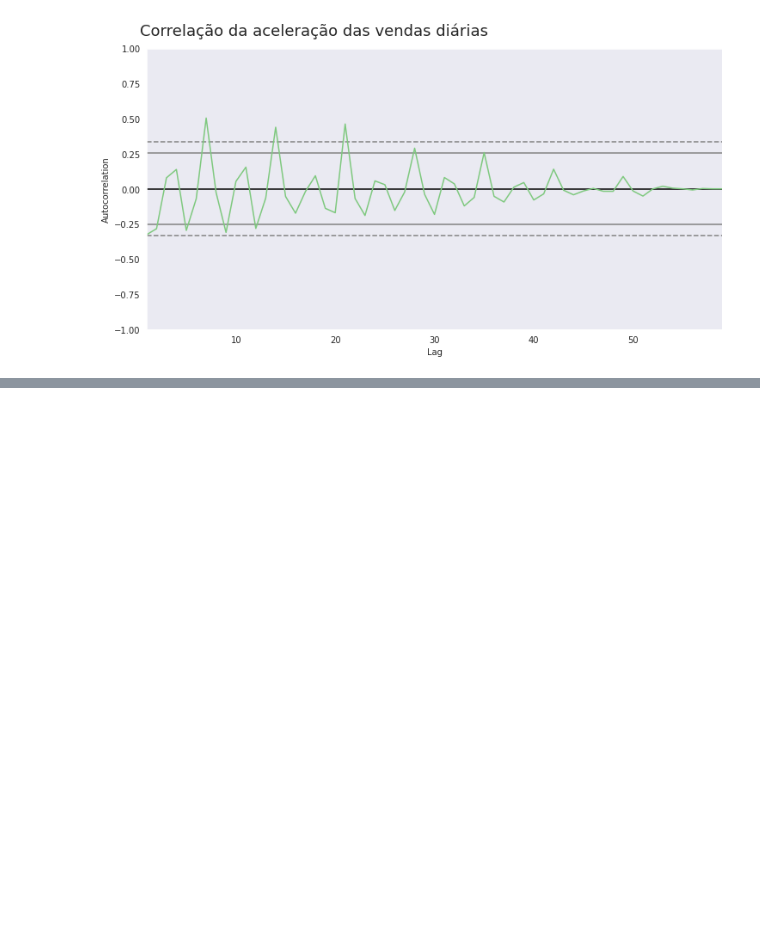
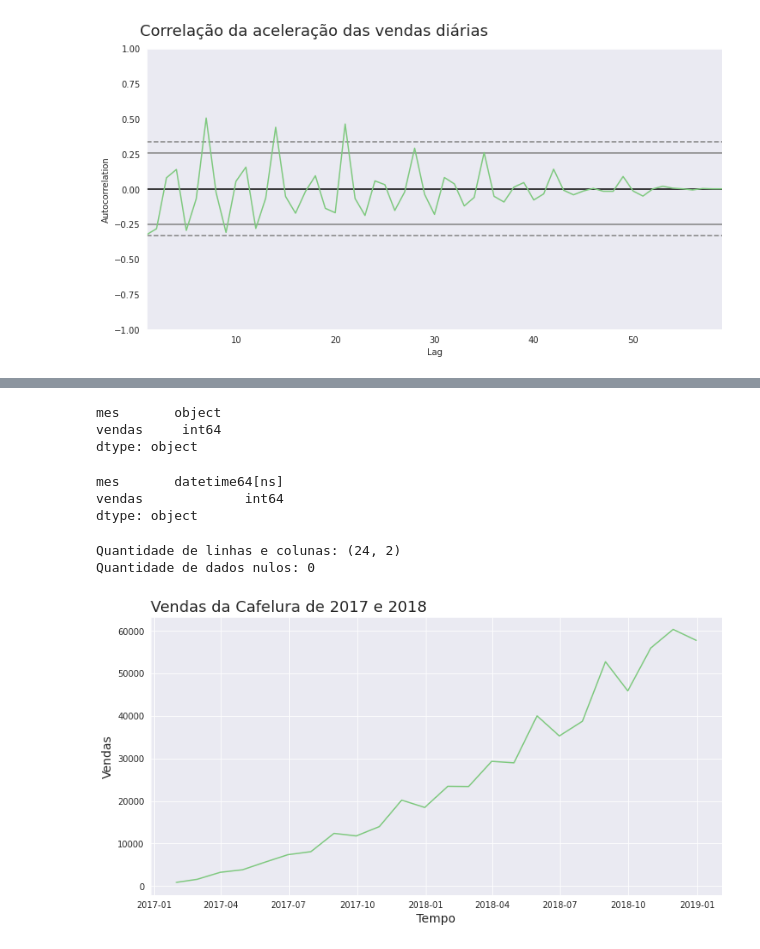
Before and after one commit to GabrielTB1/Time-Series, a Jupyter notebook: Time_Series.ipynb, the cells around one changed output, grey strips where cells are left out. Saved outputs shown, nothing was run; the diff lists cells and outputs as text; code cells hidden in the pictures; blank space fills up the shorter version.

Commit message:
Normalização dos dados

```diff
--- a/Time_Series.ipynb
+++ b/Time_Series.ipynb
@@ -394,0 +397,3 @@ ax = ax
+# %%
+cafelura = pd.read_csv('cafelura.csv', sep = ',')
+cafelura.head()
@@ -394,0 +407,23 @@ ax = ax
+# %%
+cafelura.dtypes
+# %% [output]
+mes       object
+vendas     int64
+dtype: object
+# %%
+cafelura['mes'] = pd.to_datetime(cafelura['mes'])
+cafelura.dtypes
+# %% [output]
+mes       datetime64[ns]
+vendas             int64
+dtype: object
+# %%
+print('Quantidade de linhas e colunas:',cafelura.shape)
+print('Quantidade de dados nulos:',cafelura.isna().sum().sum())
+# %% [output]
+Quantidade de linhas e colunas: (24, 2)
+Quantidade de dados nulos: 0
+# %%
+plotar('Vendas da Cafelura de 2017 e 2018','Tempo','Vendas','mes','vendas',cafelura)
+# %% [output]
+[figure, added]
```
Also changed, not shown: parts of 7 cells of this notebook.
